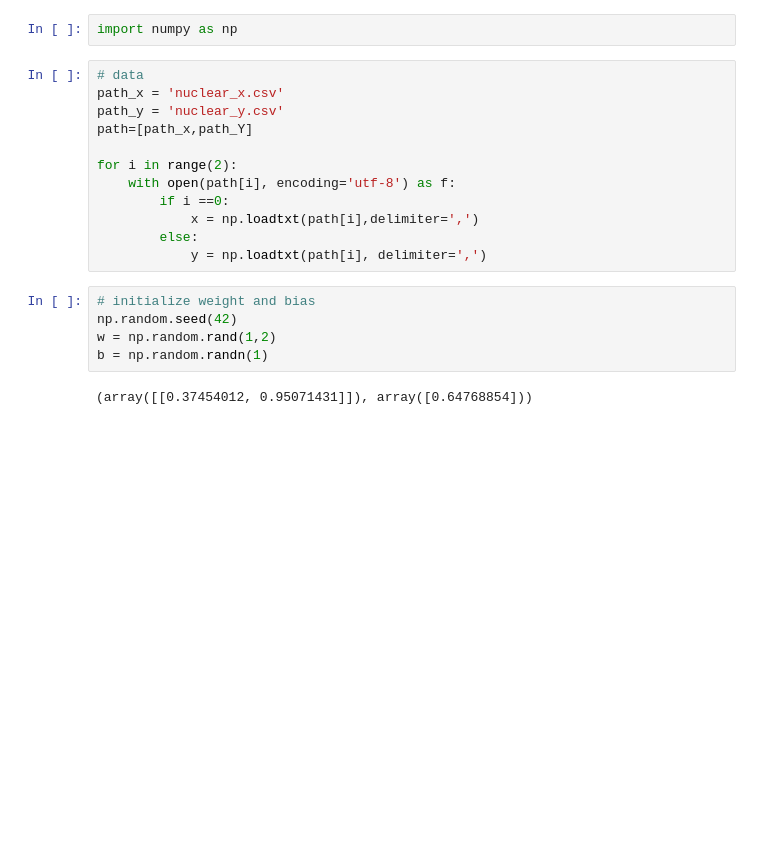
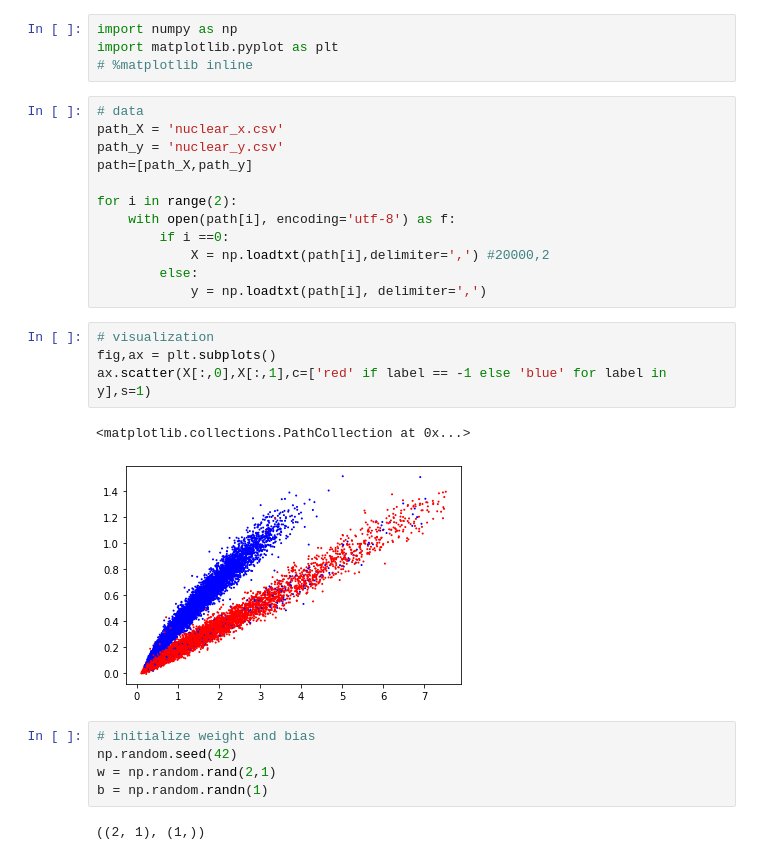
Before and after one commit to kcniii/mlo, a Jupyter notebook: hw6_solution.ipynb, the cells around one changed output. Drawn from its saved outputs; the diff is of its cells as text; blank space fills up the shorter version.

```diff
--- a/hw6_solution.ipynb
+++ b/hw6_solution.ipynb
@@ -1,21 +1,30 @@
 # %%
 import numpy as np
+import matplotlib.pyplot as plt
+# %matplotlib inline
 # %%
 # data
-path_x = 'nuclear_x.csv'
+path_X = 'nuclear_x.csv'
 path_y = 'nuclear_y.csv'
-path=[path_x,path_Y]
+path=[path_X,path_y]
 
 for i in range(2):
     with open(path[i], encoding='utf-8') as f:
         if i ==0:
-            x = np.loadtxt(path[i],delimiter=',')
+            X = np.loadtxt(path[i],delimiter=',') #20000,2
         else:
             y = np.loadtxt(path[i], delimiter=',')
+# %%
+# visualization
+fig,ax = plt.subplots()
+ax.scatter(X[:,0],X[:,1],c=['red' if label == -1 else 'blue' for label in y],s=1)
+# %% [output]
+<matplotlib.collections.PathCollection at 0x...>
+[figure, added]
 # %%
 # initialize weight and bias
 np.random.seed(42)
-w = np.random.rand(1,2)
+w = np.random.rand(2,1)
 b = np.random.randn(1)
 # %% [output]
-(array([[0.37454012, 0.95071431]]), array([0.64768854]))
+((2, 1), (1,))
```
Also changed, not shown: parts of 5 cells of this notebook.
